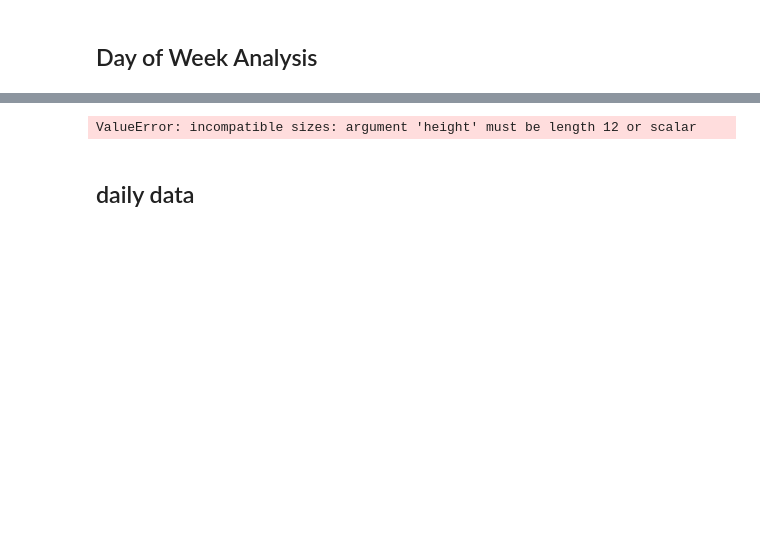
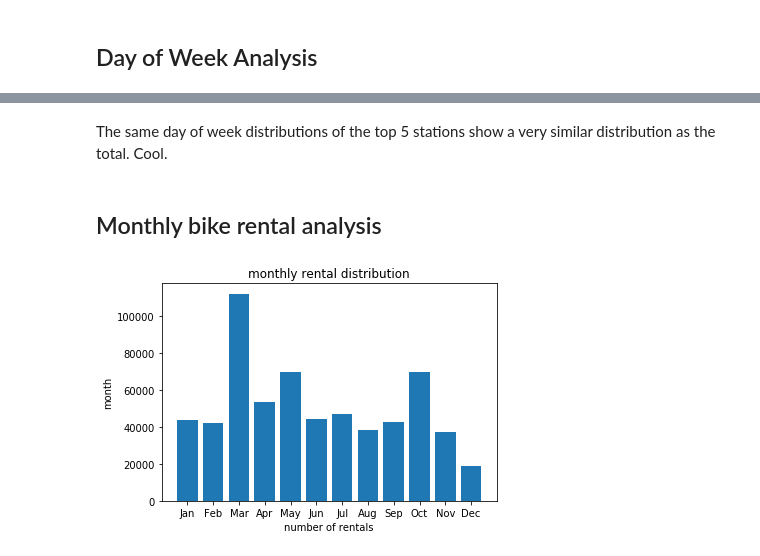
Before and after one commit to Mannequintessential/machine-learning-udacity-course, a Jupyter notebook: projects/capstone/bike-share-analysis.ipynb, the cells around one changed output, grey strips where cells are left out. Drawn from its saved outputs; the diff is of its cells as text; code cells hidden in the pictures; blank space fills up the shorter version.

Commit message:
updating analysis notebook file

```diff
--- a/projects/capstone/bike-share-analysis.ipynb
+++ b/projects/capstone/bike-share-analysis.ipynb
@@ -141,14 +137,18 @@ we see here that we have partial data for the years 2013 and 2017. Not a big dea
+# %% [markdown]
+The same day of week distributions of the top 5 stations show a very similar distribution as the total. Cool.
+# %% [markdown]
+## Monthly bike rental analysis
 # %%
-# let's plot this stuff
-month = ('Jan','Feb','Mar','Apr','May','Jun','Jul','Aug','Sep','Oct','Nov','Dec')
-y_pos = np.arange(len(month))
-plt.bar(month,tripsByYearMonth)
-# plt.xticks(y_pos, month)
-# plt.title('day of the week rental distribution')
-# plt.xlabel('number of rentals')
-# plt.ylabel('day of the week')
+# get monthly totals
+monthlyCounts = trips.month.value_counts().sort_index()
+monthNames = ('Jan','Feb','Mar','Apr','May','Jun','Jul','Aug','Sep','Oct','Nov','Dec')
+
+y_pos = np.arange(len(monthNames))
+plt.bar(y_pos,monthlyCounts)
+plt.xticks(y_pos, monthNames)
+plt.title('monthly rental distribution')
+plt.xlabel('number of rentals')
+plt.ylabel('month')
 plt.show()
 # %% [output]
-ValueError: incompatible sizes: argument 'height' must be length 12 or scalar
+[figure, added]
-# %% [markdown]
-## daily data
```
Also changed, not shown: parts of 22 cells of this notebook.
